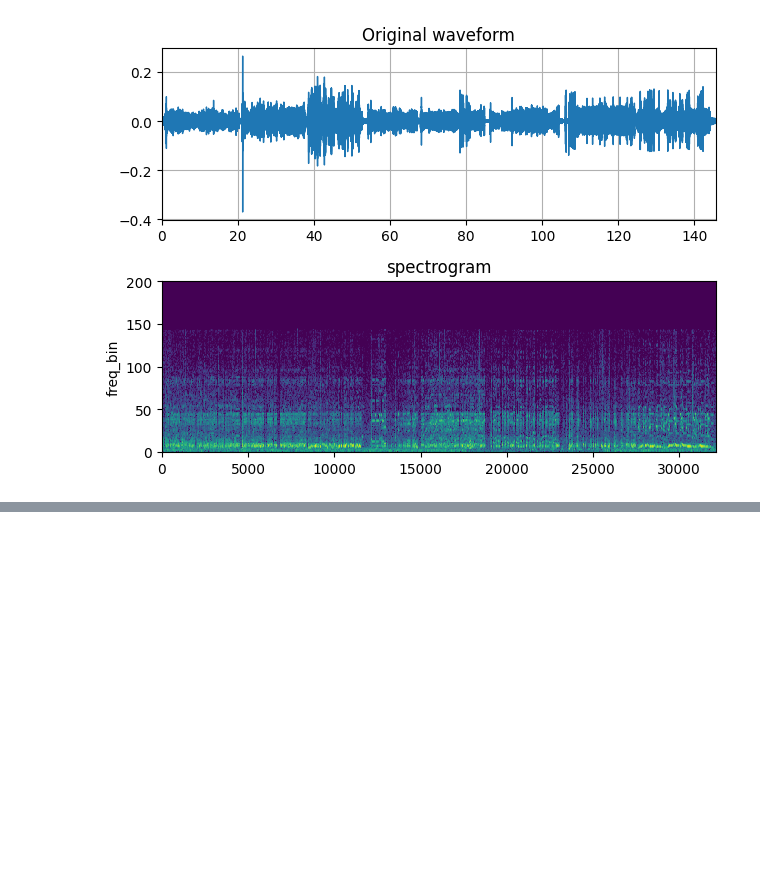
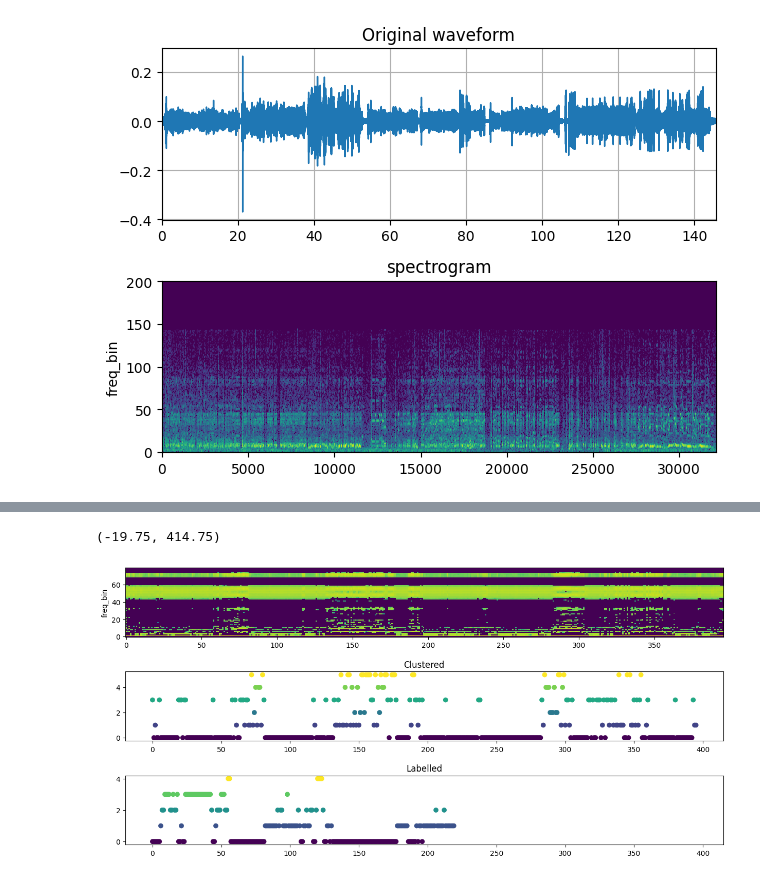
Before and after one commit to Apros7/Hackathons, a Jupyter notebook: Valhacks2024/tester.ipynb, the cells around one changed output, grey strips where cells are left out. Drawn from its saved outputs; the diff is of its cells as text; code cells hidden in the pictures; blank space fills up the shorter version.

```diff
--- a/Valhacks2024/tester.ipynb
+++ b/Valhacks2024/tester.ipynb
@@ -89,0 +111,25 @@ plt.scatter(range(len(snippet_back)), snippet_back, c=[x for y in [[i]*GROUPBY f
+# %%
+# col_labels = [x for y in [[i]*GROUPBY for i in labels] for x in y]
+
+import pandas as pd
+excel_df = pd.read_excel("Data/240608 Subject 3 labelled.xlsx")["Label phase 1"]
+label_dict = {j:i for i,j in enumerate(excel_df.unique())}
+excel_labels = [label_dict[m] for m in excel_df]
+
+fig, axs = plt.subplots(3, 1)
+# figsize:
+fig.set_figheight(7)
+fig.set_figwidth(15)
+# h space subplots:
+fig.subplots_adjust(hspace=.5)
+plot_spectrogram(spec_grouped.T, ax=axs[0])
+axs[1].scatter(range(len(spec_grouped)), labels, c=labels);
+axs[1].set_title("Clustered")
+axs[2].set_title("Labelled")
+ax1_xlim = axs[1].get_xlim()
+axs[2].scatter(range(len(excel_labels)), excel_labels, c=excel_labels);
+axs[2].set_xlim(ax1_xlim)
+# plt.scatter(range(len(snippet_back)), snippet_back, c=col_labels);
+# %% [output]
+(-19.75, 414.75)
+[figure, added]
```
Also changed, not shown: parts of 12 cells of this notebook.
